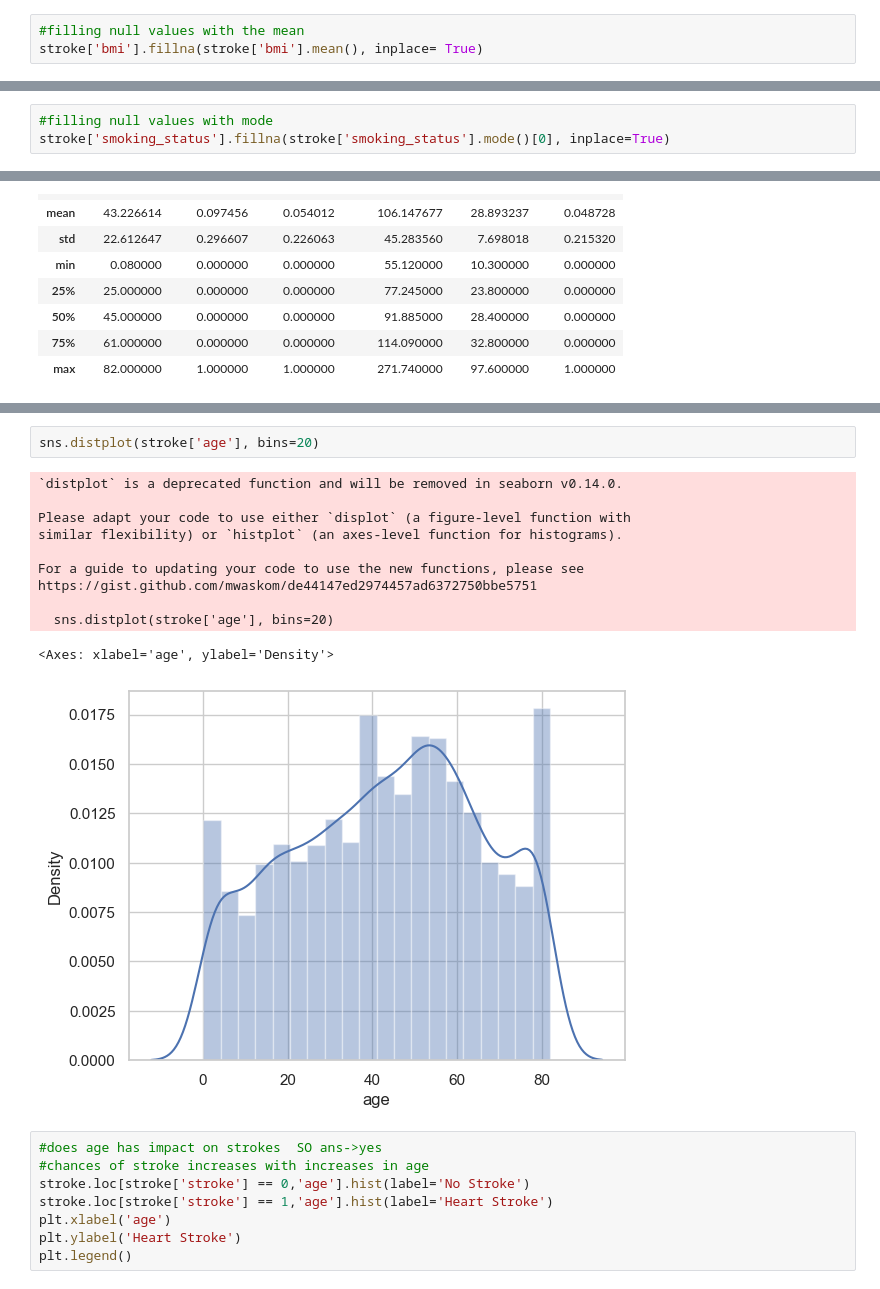
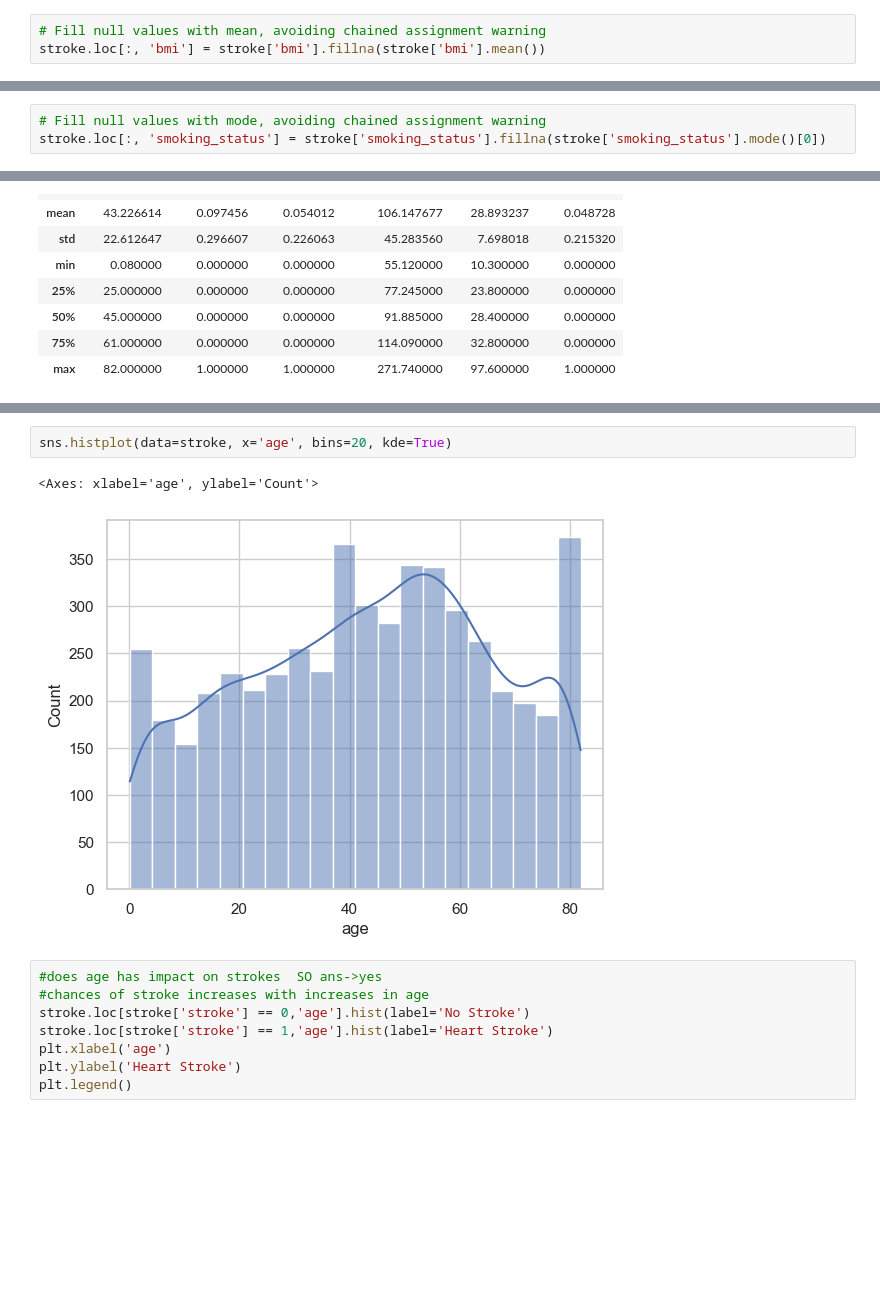
Before and after one commit to Mousam861/Health-Monitoring, a Jupyter notebook: pa ass !!!.ipynb, the cells around one changed output, grey strips where cells are left out. Saved outputs shown, nothing was run; the diff lists cells and outputs as text; blank space fills up the shorter version.

```diff
--- a/pa ass !!!.ipynb
+++ b/pa ass !!!.ipynb
@@ -83,5 +83,5 @@ sns.countplot(stroke['stroke'])
 <Axes: ylabel='count'>
 [figure]
 # %%
-#filling null values with the mean
-stroke['bmi'].fillna(stroke['bmi'].mean(), inplace= True)
+# Fill null values with mean, avoiding chained assignment warning
+stroke.loc[:, 'bmi'] = stroke['bmi'].fillna(stroke['bmi'].mean())
@@ -95,3 +88,3 @@ For example, when doing 'df[col].method(value, inplace=True)', try using 'df.met
 # %%
-#filling null values with mode
-stroke['smoking_status'].fillna(stroke['smoking_status'].mode()[0], inplace=True)
+# Fill null values with mode, avoiding chained assignment warning
+stroke.loc[:, 'smoking_status'] = stroke['smoking_status'].fillna(stroke['smoking_status'].mode()[0])
@@ -182,17 +150,8 @@ https://gist.github.com/mwaskom/de44147ed2974457ad6372750bbe5751
 # %%
-sns.distplot(stroke['age'], bins=20)
+sns.histplot(data=stroke, x='age', bins=20, kde=True)
 # %% [output]
-`distplot` is a deprecated function and will be removed in seaborn v0.14.0.
-
-Please adapt your code to use either `displot` (a figure-level function with
-similar flexibility) or `histplot` (an axes-level function for histograms).
-
-For a guide to updating your code to use the new functions, please see
-https://gist.github.com/mwaskom/de44147ed2974457ad6372750bbe5751
-
-  sns.distplot(stroke['age'], bins=20)
+<Axes: xlabel='age', ylabel='Count'>
-<Axes: xlabel='age', ylabel='Density'>
-[figure, old version]
+[figure, new version]
 # %%
 #does age has impact on strokes  SO ans->yes
 #chances of stroke increases with increases in age
```
Also changed, not shown: parts of 10 cells of this notebook, 2 other files.
